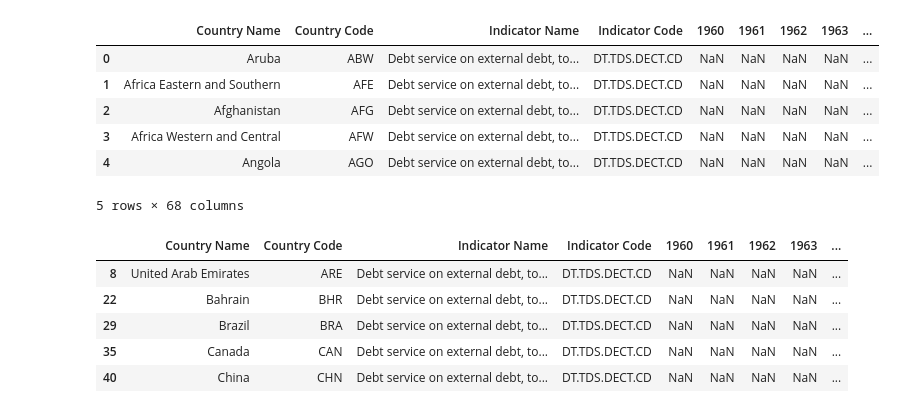
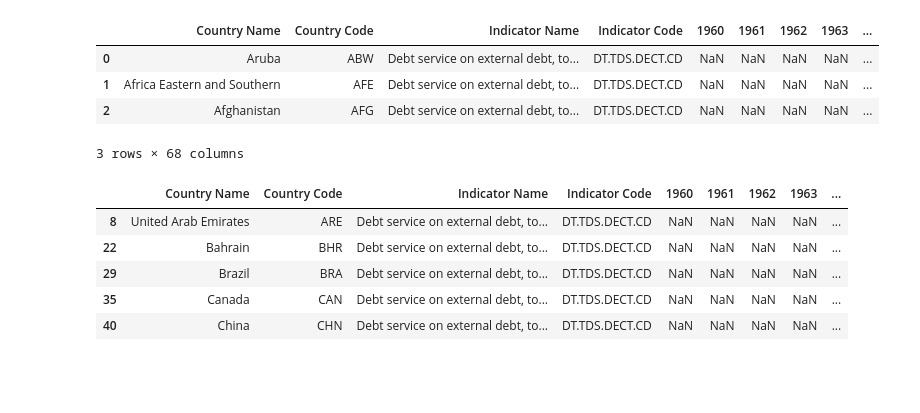
Before and after one commit to LNshuti/brics, a Jupyter notebook: python/explore_data.ipynb, the cells around one changed output. Drawn from its saved outputs; the diff is of its cells as text; code cells hidden in the pictures; blank space fills up the shorter version.

```diff
--- a/python/explore_data.ipynb
+++ b/python/explore_data.ipynb
@@ -1,22 +1,19 @@
 # %%
 # Let's read the CSV file and examine the first few rows to understand the structure of the data
-
 import pandas as pd
 
 # Reading the CSV file
 file_path = "../data/API_DT.TDS.DECT.CD_DS2_en_csv_v2_5729103.csv"
 data = pd.read_csv(file_path, skiprows=3)  # Skipping initial rows if they contain metadata
 
 # Displaying the first few rows to understand the structure
-data.head()
+data.head(3)
 # %% [output]
 |  | Country Name | Country Code | Indicator Name | Indicator Code | 1960 | 1961 | 1962 | 1963 | ... |
 | 0 | Aruba | ABW | Debt service on external debt, to... | DT.TDS.DECT.CD | NaN | NaN | NaN | NaN | ... |
 | 1 | Africa Eastern and Southern | AFE | Debt service on external debt, to... | DT.TDS.DECT.CD | NaN | NaN | NaN | NaN | ... |
 | 2 | Afghanistan | AFG | Debt service on external debt, to... | DT.TDS.DECT.CD | NaN | NaN | NaN | NaN | ... |
-| 3 | Africa Western and Central | AFW | Debt service on external debt, to... | DT.TDS.DECT.CD | NaN | NaN | NaN | NaN | ... |
-| 4 | Angola | AGO | Debt service on external debt, to... | DT.TDS.DECT.CD | NaN | NaN | NaN | NaN | ... |
-5 rows × 68 columns
+3 rows × 68 columns
 # %%
 # Defining the countries in each category
 G7_countries = ['Canada', 'France', 'Germany', 'Italy', 'Japan', 'United Kingdom', 'United States']
```
Also changed, not shown: parts of 4 cells of this notebook.
